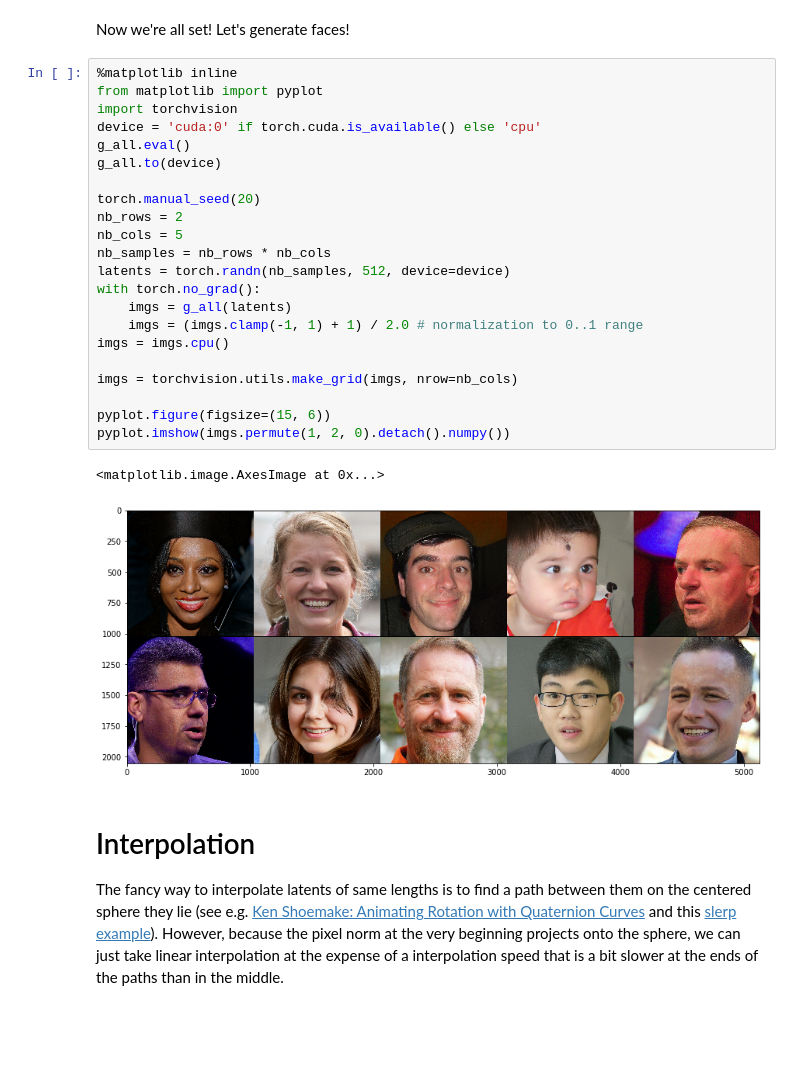
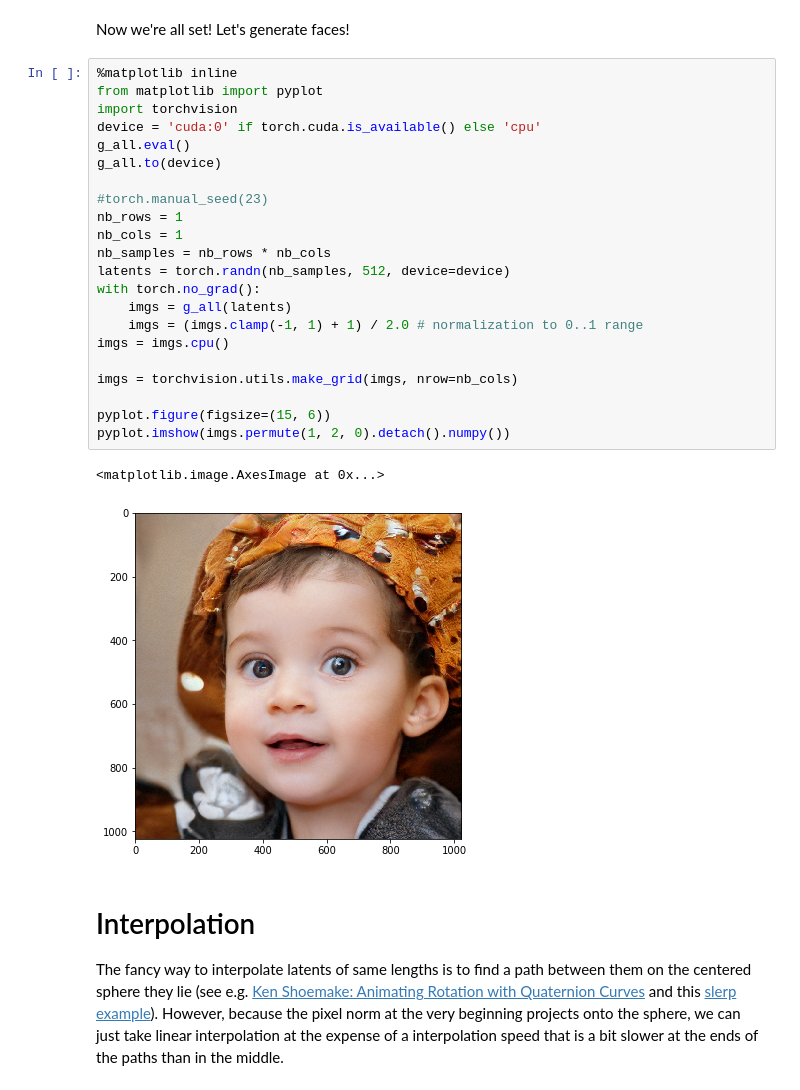
Before and after one commit to lernapparat/lernapparat, a Jupyter notebook: style_gan/pytorch_style_gan.ipynb, the cells around one changed output. Cells and saved outputs as stored; diff of their text form; blank space fills up the shorter version.

```diff
--- a/style_gan/pytorch_style_gan.ipynb
+++ b/style_gan/pytorch_style_gan.ipynb
@@ -524,28 +526,28 @@ Now we're all set! Let's generate faces!
 # %%
 %matplotlib inline
 from matplotlib import pyplot
 import torchvision
 device = 'cuda:0' if torch.cuda.is_available() else 'cpu'
 g_all.eval()
 g_all.to(device)
 
-torch.manual_seed(20)
-nb_rows = 2
-nb_cols = 5
+#torch.manual_seed(23)
+nb_rows = 1
+nb_cols = 1
 nb_samples = nb_rows * nb_cols
 latents = torch.randn(nb_samples, 512, device=device)
 with torch.no_grad():
     imgs = g_all(latents)
     imgs = (imgs.clamp(-1, 1) + 1) / 2.0 # normalization to 0..1 range
 imgs = imgs.cpu()
 
 imgs = torchvision.utils.make_grid(imgs, nrow=nb_cols)
 
 pyplot.figure(figsize=(15, 6))
 pyplot.imshow(imgs.permute(1, 2, 0).detach().numpy())
 # %% [output]
 <matplotlib.image.AxesImage at 0x...>
-[figure, old version]
+[figure, new version]
 # %% [markdown]
 # Interpolation
 
```
Also changed, not shown: parts of 2 cells of this notebook, 3 other files.
